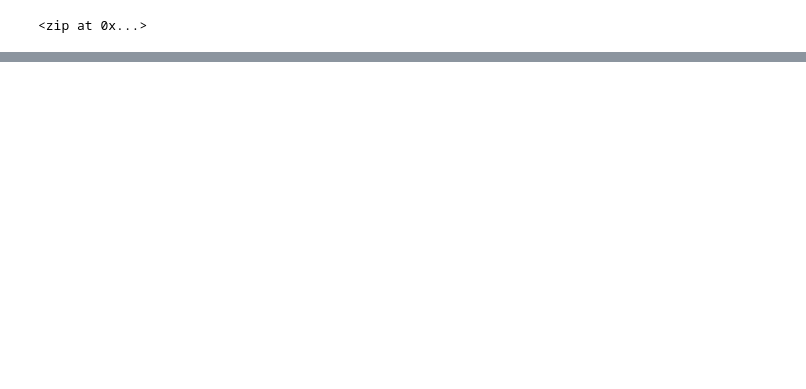
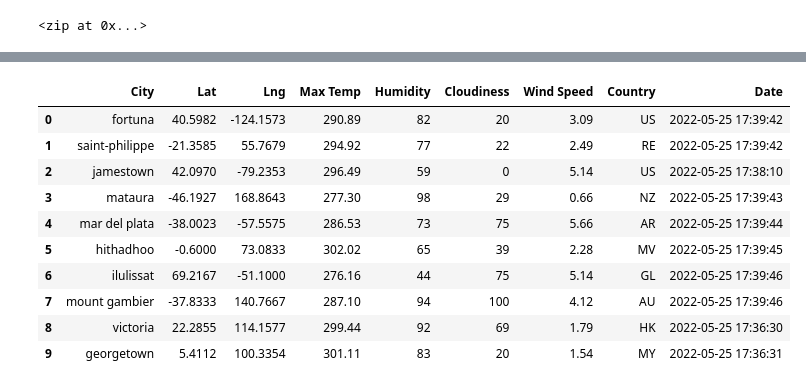
Before and after one commit to rashidabdella/World_Weather_Analysis, a Jupyter notebook: WeatherPy.ipynb, the cells around one changed output, grey strips where cells are left out. Drawn from its saved outputs; the diff is of its cells as text; code cells hidden in the pictures; blank space fills up the shorter version.

```diff
--- a/WeatherPy.ipynb
+++ b/WeatherPy.ipynb
@@ -139,0 +115,16 @@ NameError: name 'url' is not defined
+# %%
+# Convert the array of dictionaries to a Pandas DataFrame.
+city_data_df = pd.DataFrame(city_data)
+city_data_df.head(10)
+# %% [output]
+|  | City | Lat | Lng | Max Temp | Humidity | Cloudiness | Wind Speed | Country | Date |
+| 0 | fortuna | 40.5982 | -124.1573 | 290.89 | 82 | 20 | 3.09 | US | 2022-05-25 17:39:42 |
+| 1 | saint-philippe | -21.3585 | 55.7679 | 294.92 | 77 | 22 | 2.49 | RE | 2022-05-25 17:39:42 |
+| 2 | jamestown | 42.0970 | -79.2353 | 296.49 | 59 | 0 | 5.14 | US | 2022-05-25 17:38:10 |
+| 3 | mataura | -46.1927 | 168.8643 | 277.30 | 98 | 29 | 0.66 | NZ | 2022-05-25 17:39:43 |
+| 4 | mar del plata | -38.0023 | -57.5575 | 286.53 | 73 | 75 | 5.66 | AR | 2022-05-25 17:39:44 |
+| 5 | hithadhoo | -0.6000 | 73.0833 | 302.02 | 65 | 39 | 2.28 | MV | 2022-05-25 17:39:45 |
+| 6 | ilulissat | 69.2167 | -51.1000 | 276.16 | 44 | 75 | 5.14 | GL | 2022-05-25 17:39:46 |
+| 7 | mount gambier | -37.8333 | 140.7667 | 287.10 | 94 | 100 | 4.12 | AU | 2022-05-25 17:39:46 |
+| 8 | victoria | 22.2855 | 114.1577 | 299.44 | 92 | 69 | 1.79 | HK | 2022-05-25 17:36:30 |
+| 9 | georgetown | 5.4112 | 100.3354 | 301.11 | 83 | 20 | 1.54 | MY | 2022-05-25 17:36:31 |
```
Also changed, not shown: parts of 7 cells of this notebook, 3 other files.
